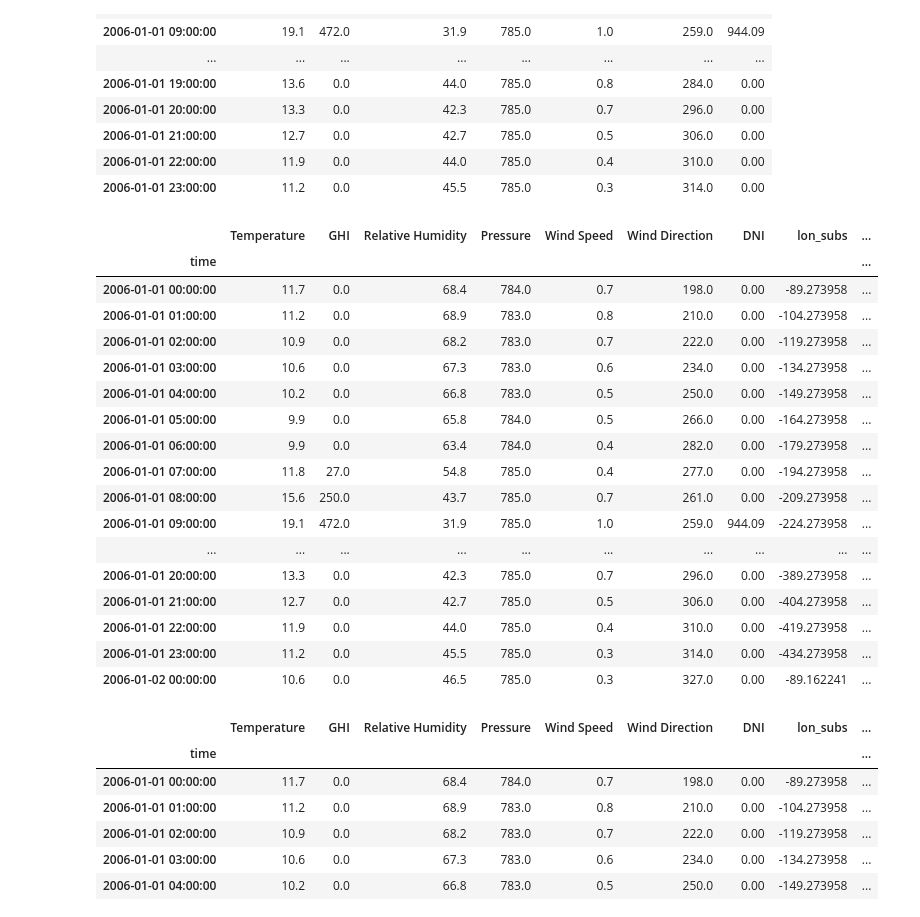
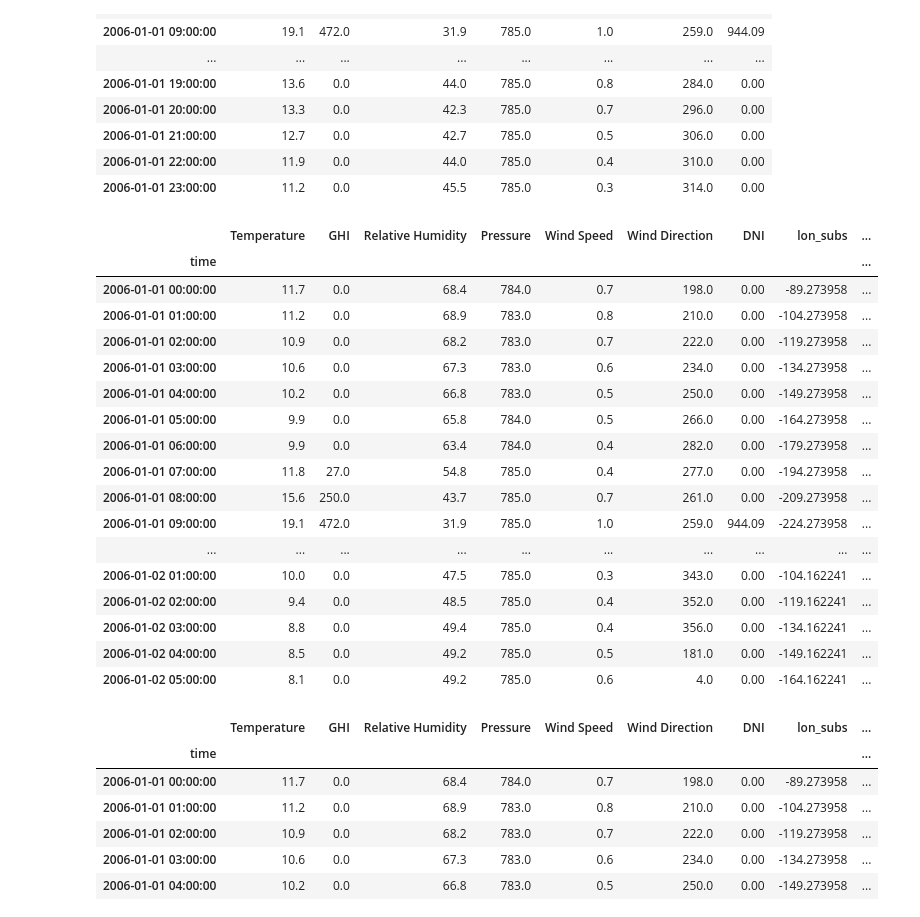
Before and after one commit to rodrigoms95/recurso_solar, a Jupyter notebook: code/test.ipynb, the cells around one changed output. Saved outputs shown, nothing was run; the diff lists cells and outputs as text; code cells hidden in the pictures.

```diff
--- a/code/test.ipynb
+++ b/code/test.ipynb
@@ -316,6 +316,7 @@ df["EQT"] = ( ( 0.000075 + 0.001868*np.cos(df["Day Angle"])
     -0.040849*np.sin(2*df["Day Angle"])) * 229.18 )
 df["Hour Angle"] = ( 15 * ( df.index.hour - 12
     - 0.5 + df["EQT"]/60 + ((lon-TZ*15)*4)/60 ) )
+
 df["lon_subs"] = -15 * ( df.index.hour - TZ + df["EQT"]/60 )
 df["Sx"] = cos(df["DEC"])*cos(df["lon_subs"]-lon)
 df["Sy"] = ( cos(lat)*sin(df["DEC"])
@@ -323,13 +324,26 @@ df["Sy"] = ( cos(lat)*sin(df["DEC"])
 df["Sz"] = ( sin(lat)*sin(df["DEC"])
     - cos(lat)*cos(df["DEC"])*cos(df["lon_subs"]-lon) )
 df["Zenith"] = acos(df["Sz"])
-df["Azimuth"] = np.arctan2(-df["Sx"], -df["Sy"]) * 180/np.pi + 90
+#df["Azimuth"] = np.arctan2(-df["Sx"], -df["Sy"]) * 180/np.pi + 90
+#df["Azimuth"] = df["Azimuth"].where(
+#    df["Hour Angle"] < 0, 360 - df["Azimuth"] )
+#df["Azimuth"] = df["Azimuth"].where(
+#    df["Hour Angle"] > -180, 360 - df["Azimuth"] )
+#df["Azimuth"] = df["Azimuth"].where(
+#    df["Azimuth"] < 360, df["Azimuth"] - 360 )
+
+#df["Zenith"] = acos( cos(df["DEC"]) * cos(lat)
+#    * cos(df["Hour Angle"]) + sin(df["DEC"]) * sin(lat) )
+#df["Azimuth"] = asin( -sin(df["Hour Angle"])*cos(df["DEC"])
+#    / sin(df["Zenith"]) )
+#df["Azimuth"] = acos( ( sin(df["DEC"])*cos(lat)
+#    - cos(df["Hour Angle"])*cos(df["DEC"])*sin(lat) )
+#    / sin(df["Zenith"]) )
+df["Azimuth"] = acos( (sin(df["DEC"])-cos(df["Zenith"])*sin(lat))
+   / (sin(df["Zenith"])*cos(lat)) )
 df["Azimuth"] = df["Azimuth"].where(
     df["Hour Angle"] < 0, 360 - df["Azimuth"] )
-df["Azimuth"] = df["Azimuth"].where(
-    df["Hour Angle"] > -180, 360 - df["Azimuth"] )
-df["Azimuth"] = df["Azimuth"].where(
-    df["Azimuth"] < 360, df["Azimuth"] - 360 )
+
 df["AOI"] = acos( cos(df["Zenith"])*cos(tilt_A)
     + sin(df["Zenith"])*sin(tilt_A)*cos(df["Azimuth"]-azimuth_A) )
 df["AM"] = ( ( 1/cos(df["Zenith"]) + 0.15/(93.885 - df["Zenith"])**1.253 )
@@ -358,39 +372,40 @@ df["F1"] = ( df["f11"] + df["f12"]*df["Delta"]
 df["F1"] = df["F1"].where( df["Zenith"] > 0, 0 )
 df["F2"] = ( df["f21"] + df["f22"]*df["Delta"]
     + np.radians(df["Zenith"])*df["f23"] )
 df["a"] = cos(df["AOI"])
 df["a"] = df["a"].where( df["a"] > 0, 0 )
 df["b"] = cos(df["AOI"])
 df["b"] = df["b"].where( df["b"] > 0, cos(85) )
 df["I_d"] = ( ( df["DHI"] * ( (1-df["F1"]) * ((1+cos(tilt_A))/2)
     + df["F1"]*df["a"]/df["b"] + df["F2"]*sin(tilt_A)
     ) ).round( decimals = 2 ) )
 df["I_b"] = (df["DNI"]*cos(df["AOI"])).round( decimals = 2 )
 df["POA"] = df["I_b"] + df["I_d"]
 df = df.drop( ["Day Angle", "ETR", "DEC", "EQT", "Hour Angle",
     "Zenith", "Azimuth", "AOI", "AM", "DHI", "epsilon", "Delta",
     "F1", "F2", "a", "b"] + list(Perez.columns), axis = 1 )
 
-df.head(25)
+df.head(30)
+#df[["EQT", "Hour Angle", "Zenith", "Azimuth"]].head(30)
 # %% [output]
 |  | Temperature | GHI | Relative Humidity | Pressure | Wind Speed | Wind Direction | DNI | lon_subs | ... |
 | time |  |  |  |  |  |  |  |  | ... |
 | 2006-01-01 00:00:00 | 11.7 | 0.0 | 68.4 | 784.0 | 0.7 | 198.0 | 0.00 | -89.273958 | ... |
 | 2006-01-01 01:00:00 | 11.2 | 0.0 | 68.9 | 783.0 | 0.8 | 210.0 | 0.00 | -104.273958 | ... |
 | 2006-01-01 02:00:00 | 10.9 | 0.0 | 68.2 | 783.0 | 0.7 | 222.0 | 0.00 | -119.273958 | ... |
 | 2006-01-01 03:00:00 | 10.6 | 0.0 | 67.3 | 783.0 | 0.6 | 234.0 | 0.00 | -134.273958 | ... |
 | 2006-01-01 04:00:00 | 10.2 | 0.0 | 66.8 | 783.0 | 0.5 | 250.0 | 0.00 | -149.273958 | ... |
 | 2006-01-01 05:00:00 | 9.9 | 0.0 | 65.8 | 784.0 | 0.5 | 266.0 | 0.00 | -164.273958 | ... |
 | 2006-01-01 06:00:00 | 9.9 | 0.0 | 63.4 | 784.0 | 0.4 | 282.0 | 0.00 | -179.273958 | ... |
 | 2006-01-01 07:00:00 | 11.8 | 27.0 | 54.8 | 785.0 | 0.4 | 277.0 | 0.00 | -194.273958 | ... |
 | 2006-01-01 08:00:00 | 15.6 | 250.0 | 43.7 | 785.0 | 0.7 | 261.0 | 0.00 | -209.273958 | ... |
 | 2006-01-01 09:00:00 | 19.1 | 472.0 | 31.9 | 785.0 | 1.0 | 259.0 | 944.09 | -224.273958 | ... |
 | ... | ... | ... | ... | ... | ... | ... | ... | ... | ... |
-| 2006-01-01 20:00:00 | 13.3 | 0.0 | 42.3 | 785.0 | 0.7 | 296.0 | 0.00 | -389.273958 | ... |
-| 2006-01-01 21:00:00 | 12.7 | 0.0 | 42.7 | 785.0 | 0.5 | 306.0 | 0.00 | -404.273958 | ... |
-| 2006-01-01 22:00:00 | 11.9 | 0.0 | 44.0 | 785.0 | 0.4 | 310.0 | 0.00 | -419.273958 | ... |
-| 2006-01-01 23:00:00 | 11.2 | 0.0 | 45.5 | 785.0 | 0.3 | 314.0 | 0.00 | -434.273958 | ... |
-| 2006-01-02 00:00:00 | 10.6 | 0.0 | 46.5 | 785.0 | 0.3 | 327.0 | 0.00 | -89.162241 | ... |
+| 2006-01-02 01:00:00 | 10.0 | 0.0 | 47.5 | 785.0 | 0.3 | 343.0 | 0.00 | -104.162241 | ... |
+| 2006-01-02 02:00:00 | 9.4 | 0.0 | 48.5 | 785.0 | 0.4 | 352.0 | 0.00 | -119.162241 | ... |
+| 2006-01-02 03:00:00 | 8.8 | 0.0 | 49.4 | 785.0 | 0.4 | 356.0 | 0.00 | -134.162241 | ... |
+| 2006-01-02 04:00:00 | 8.5 | 0.0 | 49.2 | 785.0 | 0.5 | 181.0 | 0.00 | -149.162241 | ... |
+| 2006-01-02 05:00:00 | 8.1 | 0.0 | 49.2 | 785.0 | 0.6 | 4.0 | 0.00 | -164.162241 | ... |
 # %%
 # NOCT Cell Temperature Model.
 
```
Also changed, not shown: parts of 2 cells of this notebook, 3 other files.
